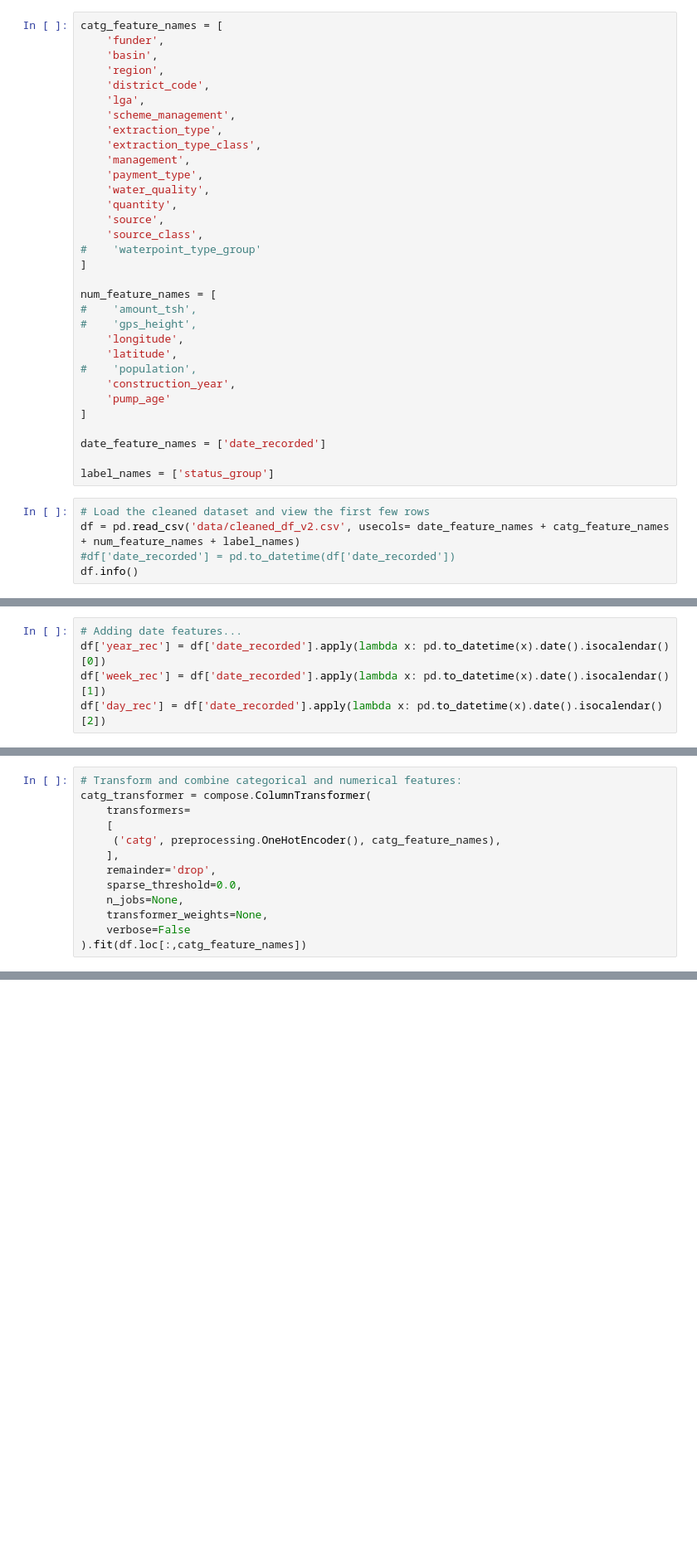
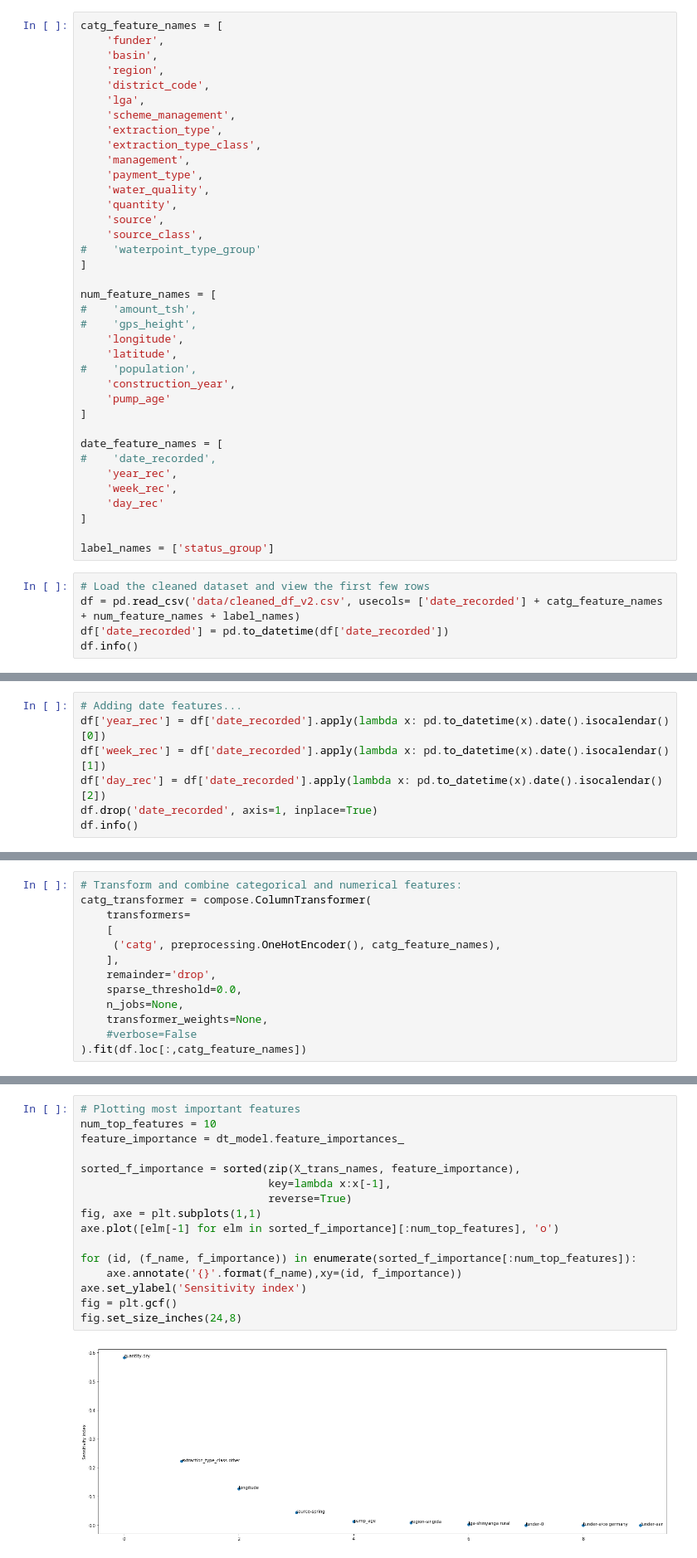
Before and after one commit to atalebizadeh/DS-Career-Track, a Jupyter notebook: Capstone Project 1/Water Pumps/Water Pumps - Modeling and Prediction.ipynb, the cells around one changed output, grey strips where cells are left out. Shown at 83% size. Cells and saved outputs as stored; diff of their text form; blank space fills up the shorter version.

Commit message:
Worked on modeling and prediction

```diff
--- a/Capstone Project 1/Water Pumps/Water Pumps - Modeling and Prediction.ipynb
+++ b/Capstone Project 1/Water Pumps/Water Pumps - Modeling and Prediction.ipynb
@@ -47,13 +47,18 @@ num_feature_names = [
     'pump_age'
 ]
 
-date_feature_names = ['date_recorded']
+date_feature_names = [
+#    'date_recorded',
+    'year_rec',
+    'week_rec',
+    'day_rec'
+]
 
 label_names = ['status_group']
 # %%
 # Load the cleaned dataset and view the first few rows
-df = pd.read_csv('data/cleaned_df_v2.csv', usecols= date_feature_names + catg_feature_names + num_feature_names + label_names)
-#df['date_recorded'] = pd.to_datetime(df['date_recorded'])
+df = pd.read_csv('data/cleaned_df_v2.csv', usecols= ['date_recorded'] + catg_feature_names + num_feature_names + label_names)
+df['date_recorded'] = pd.to_datetime(df['date_recorded'])
 df.info()
 # %% [output]
 <class 'pandas.core.frame.DataFrame'>
@@ -78,3 +83,5 @@ memory usage: 9.1+ MB
 df['year_rec'] = df['date_recorded'].apply(lambda x: pd.to_datetime(x).date().isocalendar()[0])
 df['week_rec'] = df['date_recorded'].apply(lambda x: pd.to_datetime(x).date().isocalendar()[1])
 df['day_rec'] = df['date_recorded'].apply(lambda x: pd.to_datetime(x).date().isocalendar()[2])
+df.drop('date_recorded', axis=1, inplace=True)
+df.info()
@@ -89,7 +114,7 @@ catg_transformer = compose.ColumnTransformer(
     sparse_threshold=0.0,
     n_jobs=None,
     transformer_weights=None,
-    verbose=False
+    #verbose=False
 ).fit(df.loc[:,catg_feature_names])
 # %%
 def get_name_and_levels(onehot_encoder: compose.ColumnTransformer , catg_names):
@@ -144,0 +184,18 @@ df.info()
+# %%
+# Plotting most important features
+num_top_features = 10
+feature_importance = dt_model.feature_importances_
+
+sorted_f_importance = sorted(zip(X_trans_names, feature_importance),
+                             key=lambda x:x[-1],
+                             reverse=True)
+fig, axe = plt.subplots(1,1)
+axe.plot([elm[-1] for elm in sorted_f_importance][:num_top_features], 'o')
+
+for (id, (f_name, f_importance)) in enumerate(sorted_f_importance[:num_top_features]):
+    axe.annotate('{}'.format(f_name),xy=(id, f_importance))
+axe.set_ylabel('Sensitivity index')
+fig = plt.gcf()
+fig.set_size_inches(24,8)
+# %% [output]
+[figure, added]
```
Also changed, not shown: parts of 8 cells of this notebook.
